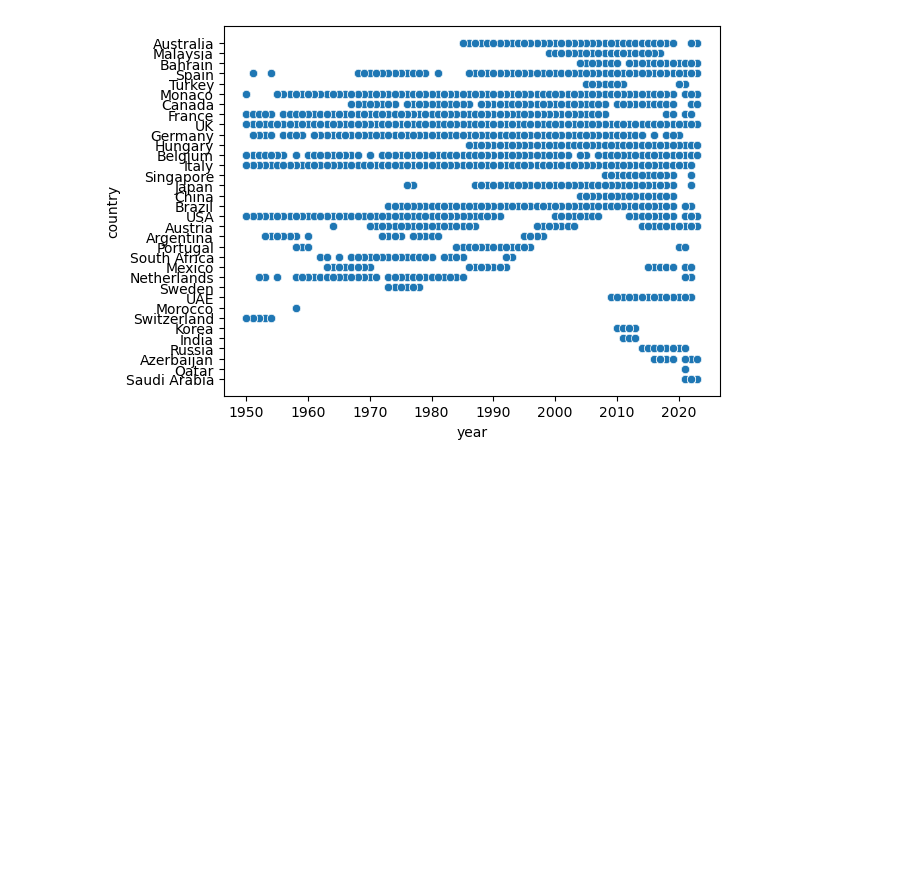
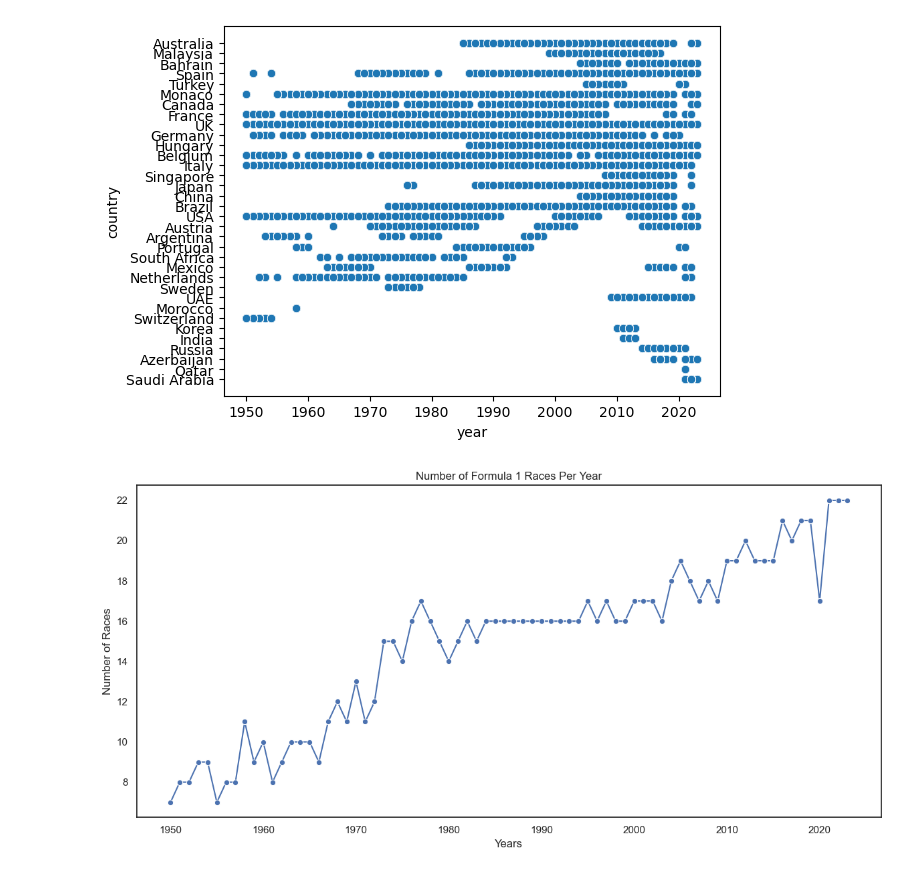
Before and after one commit to ChTomer/F1-Project, a Jupyter notebook: Split Era copy.ipynb, the cells around one changed output. Saved outputs shown, nothing was run; the diff lists cells and outputs as text; code cells hidden in the pictures; blank space fills up the shorter version.

```diff
--- a/Split Era copy.ipynb
+++ b/Split Era copy.ipynb
@@ -1309,3 +1309,20 @@ sns.scatterplot(data=circuits_by_country_df,
 # %% [output]
 <Axes: xlabel='year', ylabel='country'>
 [figure]
+# %%
+# Count the number of races per year and sort by year
+races_per_year = race['year'].value_counts().sort_index()
+# Set the aesthetics for the plots
+sns.set_theme(style="white")
+# Create the line plot
+plt.figure(figsize=(12, 6))
+sns.lineplot(x=races_per_year.index, y=races_per_year.values, marker="o")
+plt.title('Number of Formula 1 Races Per Year')
+plt.xlabel('Years')
+plt.ylabel('Number of Races')
+plt.xticks(rotation=0)  # Rotate the x-axis labels for better readability
+# Adjust layout for better fit and display the plot
+plt.tight_layout()
+plt.show()
+# %% [output]
+[figure, added]
```
Also changed, not shown: parts of 12 cells of this notebook.
